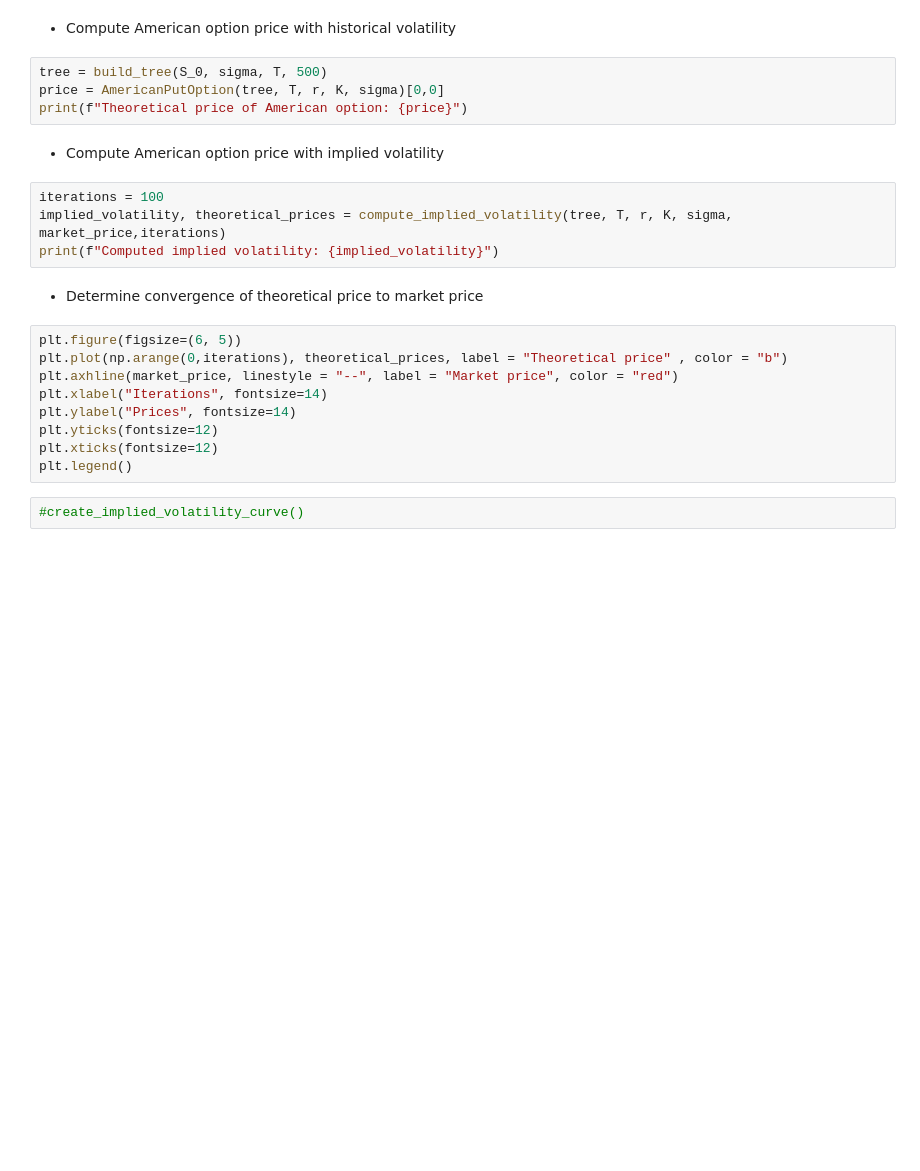
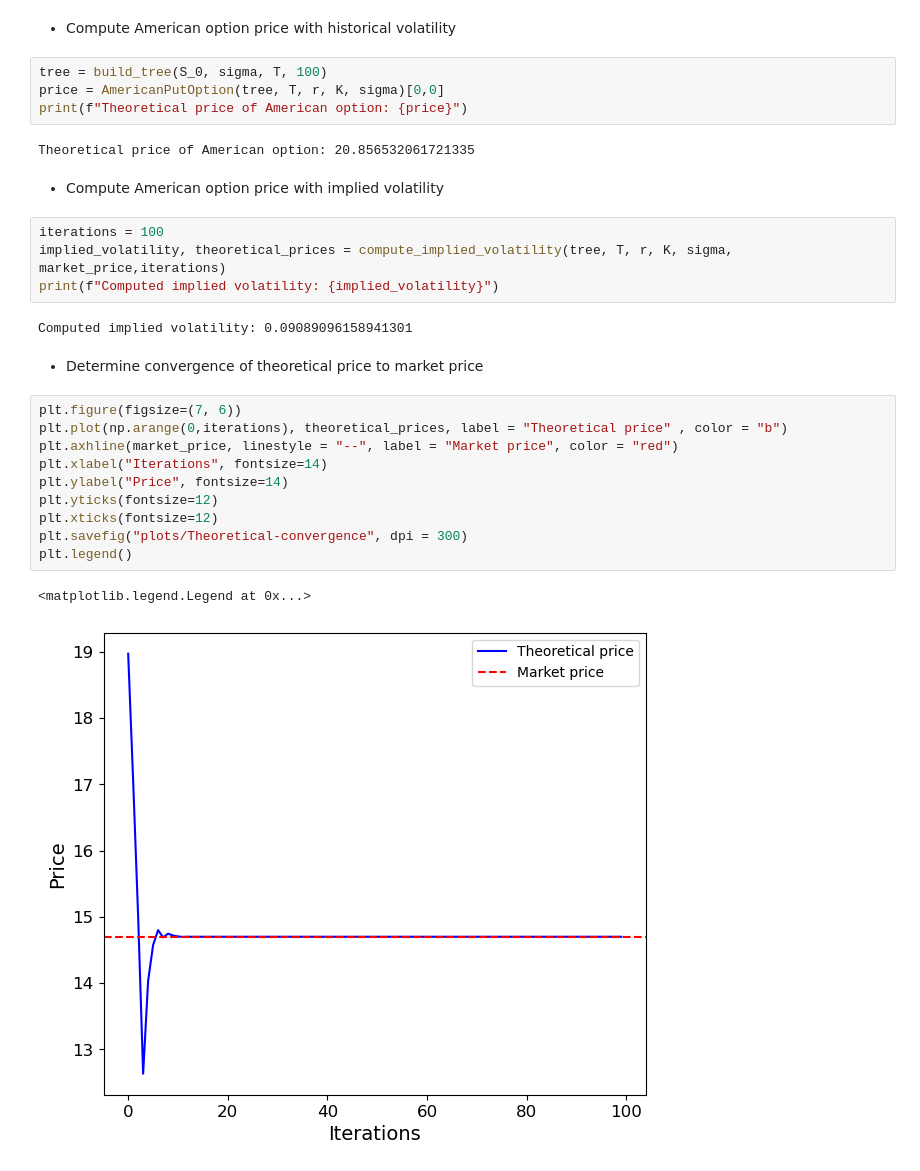
Before and after one commit to alexdupreez1/OptionPricingWithRealData, a Jupyter notebook: main.ipynb, the cells around one changed output. Drawn from its saved outputs; the diff is of its cells as text; blank space fills up the shorter version.

```diff
--- a/main.ipynb
+++ b/main.ipynb
@@ -199,25 +241,31 @@ plt.close()
 # %% [markdown]
 * Compute American option price with historical volatility
 # %%
-tree = build_tree(S_0, sigma, T, 500)
+tree = build_tree(S_0, sigma, T, 100)
 price = AmericanPutOption(tree, T, r, K, sigma)[0,0]
 print(f"Theoretical price of American option: {price}")
+# %% [output]
+Theoretical price of American option: 20.856532061721335
 # %% [markdown]
 * Compute American option price with implied volatility
 # %%
 iterations = 100
 implied_volatility, theoretical_prices = compute_implied_volatility(tree, T, r, K, sigma, market_price,iterations)
 print(f"Computed implied volatility: {implied_volatility}")
+# %% [output]
+Computed implied volatility: 0.09089096158941301
 # %% [markdown]
 * Determine convergence of theoretical price to market price
 # %%
-plt.figure(figsize=(6, 5))
+plt.figure(figsize=(7, 6))
 plt.plot(np.arange(0,iterations), theoretical_prices, label = "Theoretical price" , color = "b")
 plt.axhline(market_price, linestyle = "--", label = "Market price", color = "red")
 plt.xlabel("Iterations", fontsize=14)
-plt.ylabel("Prices", fontsize=14)
+plt.ylabel("Price", fontsize=14)
 plt.yticks(fontsize=12)
 plt.xticks(fontsize=12)
+plt.savefig("plots/Theoretical-convergence", dpi = 300)
 plt.legend()
+# %% [output]
+<matplotlib.legend.Legend at 0x...>
+[figure, added]
-# %%
-#create_implied_volatility_curve()
```
Also changed, not shown: parts of 14 cells of this notebook, 5 other files.
